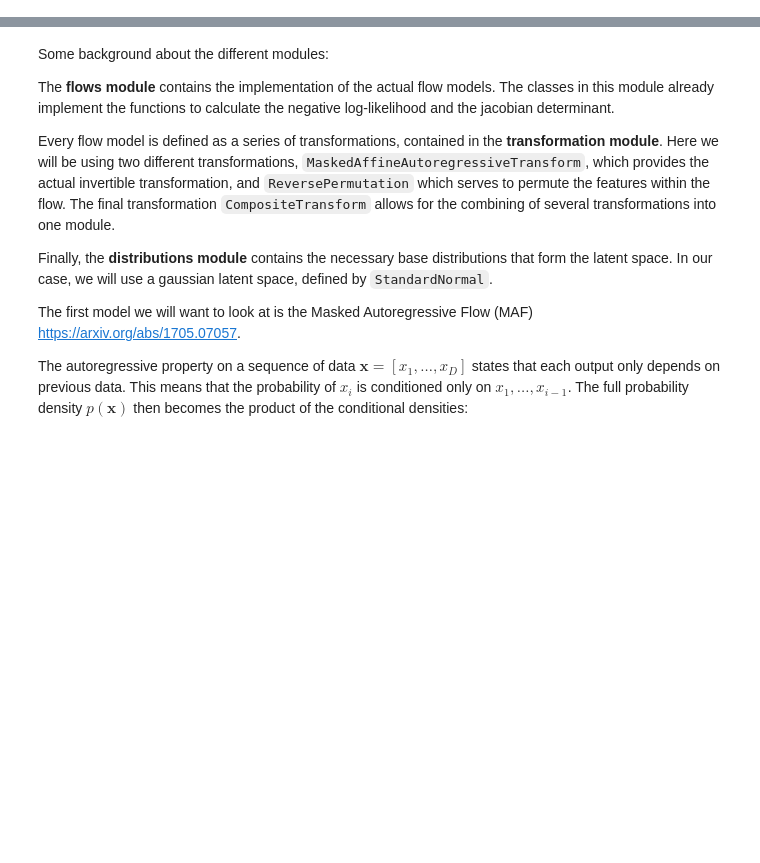
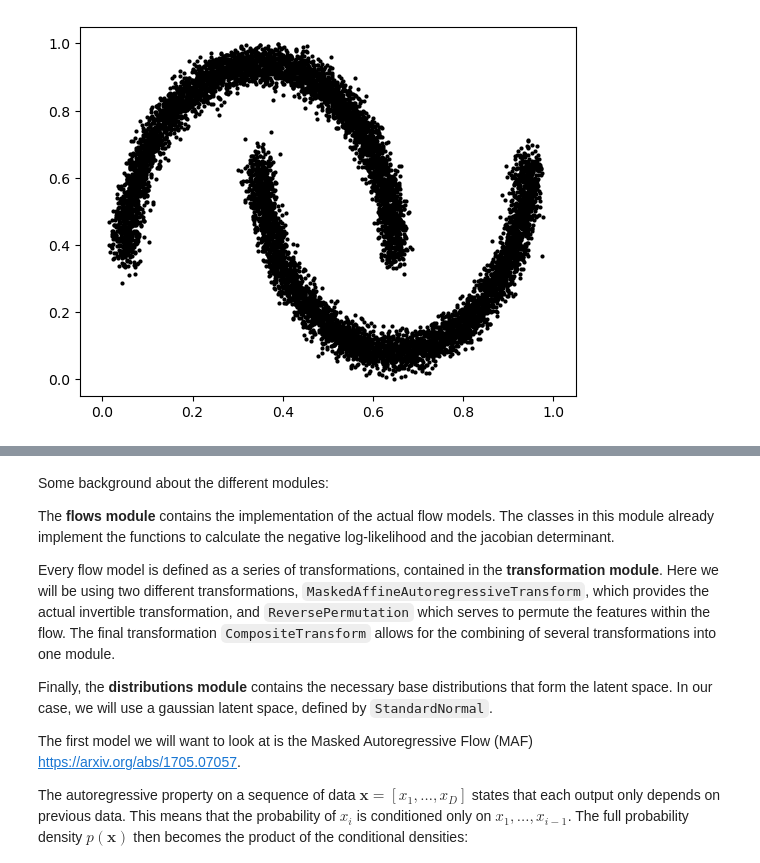
Before and after one commit to usatlas-ml-training/lbnl-2023, a Jupyter notebook: generative_models/Flow_Tutorial_PyTorch.ipynb, the cells around one changed output, grey strips where cells are left out. Drawn from its saved outputs; the diff is of its cells as text; code cells hidden in the pictures; blank space fills up the shorter version.

```diff
--- a/generative_models/Flow_Tutorial_PyTorch.ipynb
+++ b/generative_models/Flow_Tutorial_PyTorch.ipynb
@@ -2,0 +16,32 @@
+# %%
+import numpy as np
+import matplotlib.pyplot as plt
+
+# we will get the dataset from scikit-learn
+import sklearn.datasets as datasets
+from sklearn import cluster, datasets, mixture
+from sklearn.preprocessing import StandardScaler
+# for two moons dataset
+
+# define normalization function
+def normalize_moons(in_data):
+    max_val = np.max(in_data, keepdims=True, axis=0)
+    min_val = np.min(in_data, keepdims=True, axis=0)
+
+    new_data = (in_data-min_val)/(max_val-min_val)
+    mask = np.prod(((new_data < 1) & (new_data > 0 )), axis=1, dtype=bool)
+    new_data = new_data[mask]
+    return new_data, mask
+
+n = 10000
+X_moons, _ = datasets.make_moons(n_samples=n, noise=.05)
+X_moons, _ = normalize_moons(X_moons)
+
+plt.scatter(X_moons[:, 0], X_moons[:, 1], color='black', marker='.', linewidth=0)
+plt.savefig("./original_two_moons.pdf")
+plt.xlim([-0.05,1.05])
+plt.ylim([-0.05,1.05])
+plt.show()
+plt.close()
+# %% [output]
+[figure, added]
```
Also changed, not shown: parts of 40 cells of this notebook.
